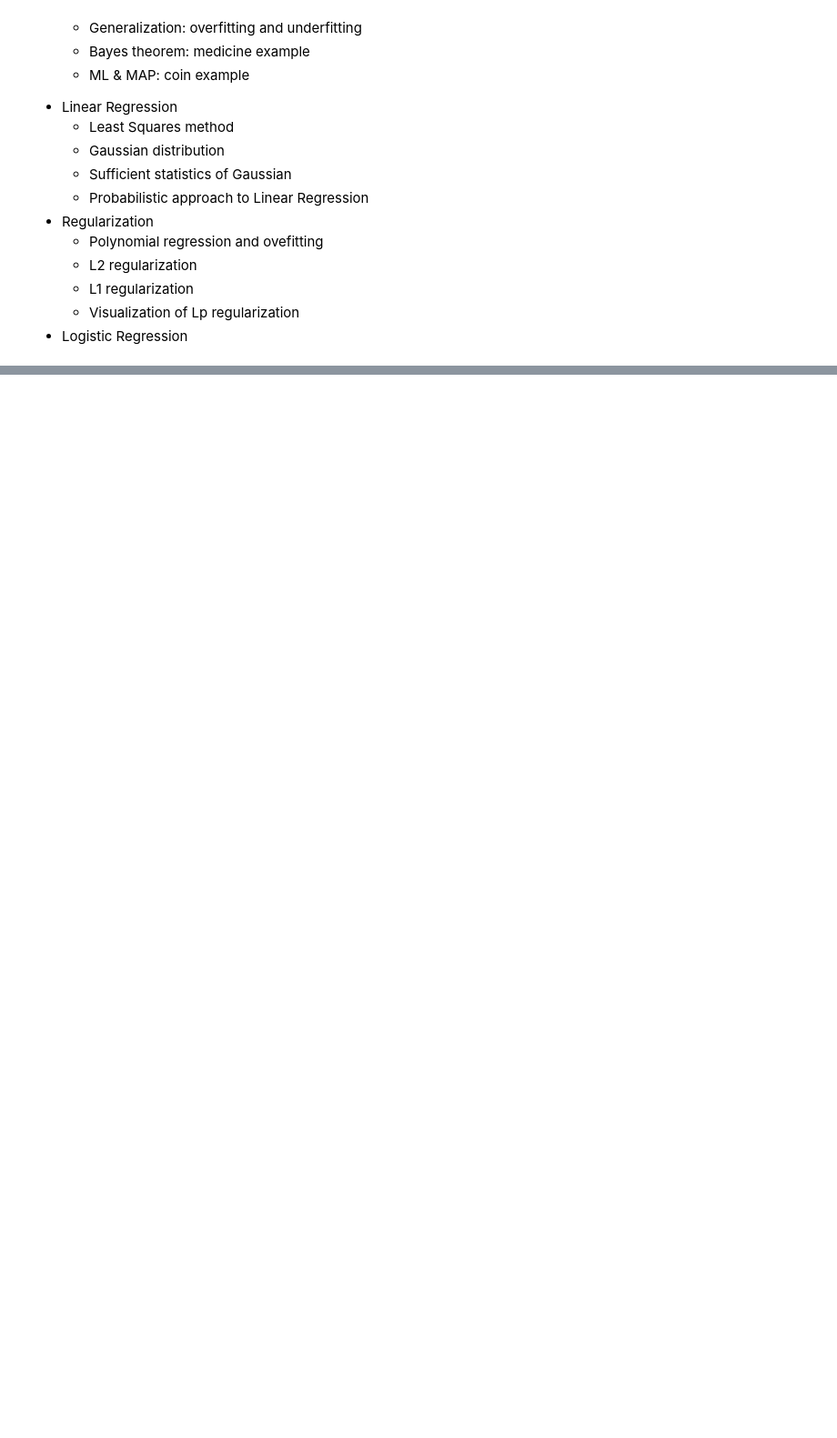
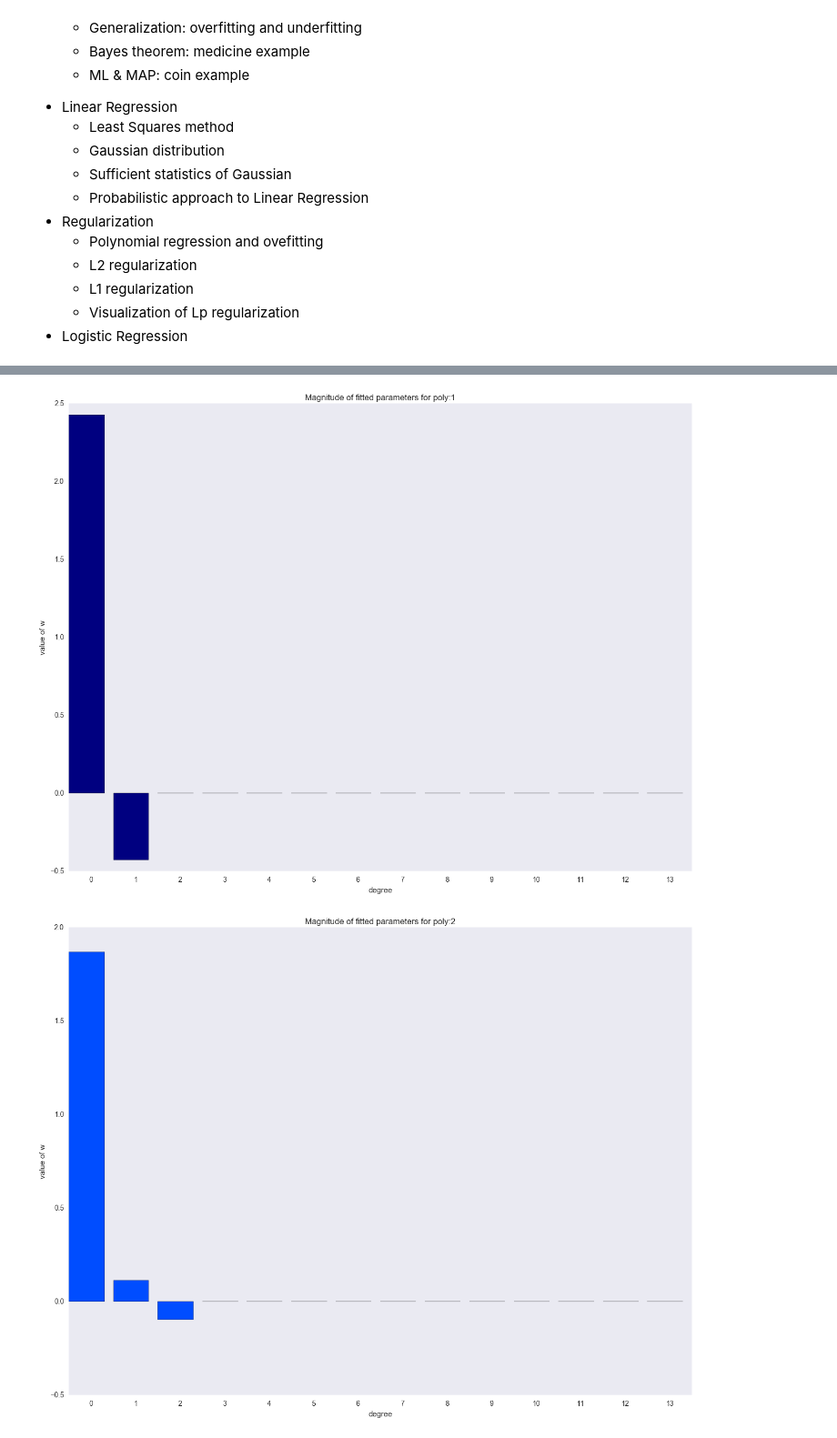
Before and after one commit to mephistopheies/dds, a Jupyter notebook: lr_040117/ipy/lecture.ipynb, the cells around one changed output, grey strips where cells are left out. Shown at 91% size. Cells and saved outputs as stored; diff of their text form; code cells hidden in the pictures; blank space fills up the shorter version.

```diff
--- a/lr_040117/ipy/lecture.ipynb
+++ b/lr_040117/ipy/lecture.ipynb
@@ -85,0 +124,14 @@ Fitted params
+# %%
+for ix, t in enumerate(w_list):
+    degree, w = t
+    fig, ax = plt.subplots()
+    plt.bar(range(max(degree_list) + 1), np.hstack((w, [0]*(max(degree_list) - w.shape[0] + 1))), color=colors[ix])
+    plt.title('Magnitude of fitted parameters for poly:%i' % degree)
+    plt.xlabel('degree')
+    plt.ylabel('value of w')
+    ax.set_xticks(np.array(range(max(degree_list) + 1)) + 0.5)
+    ax.set_xticklabels(range(max(degree_list) + 1))
+    plt.show()
+# %% [output]
+[figure, added]
+[figure, added]
```
Also changed, not shown: parts of 18 cells of this notebook.
